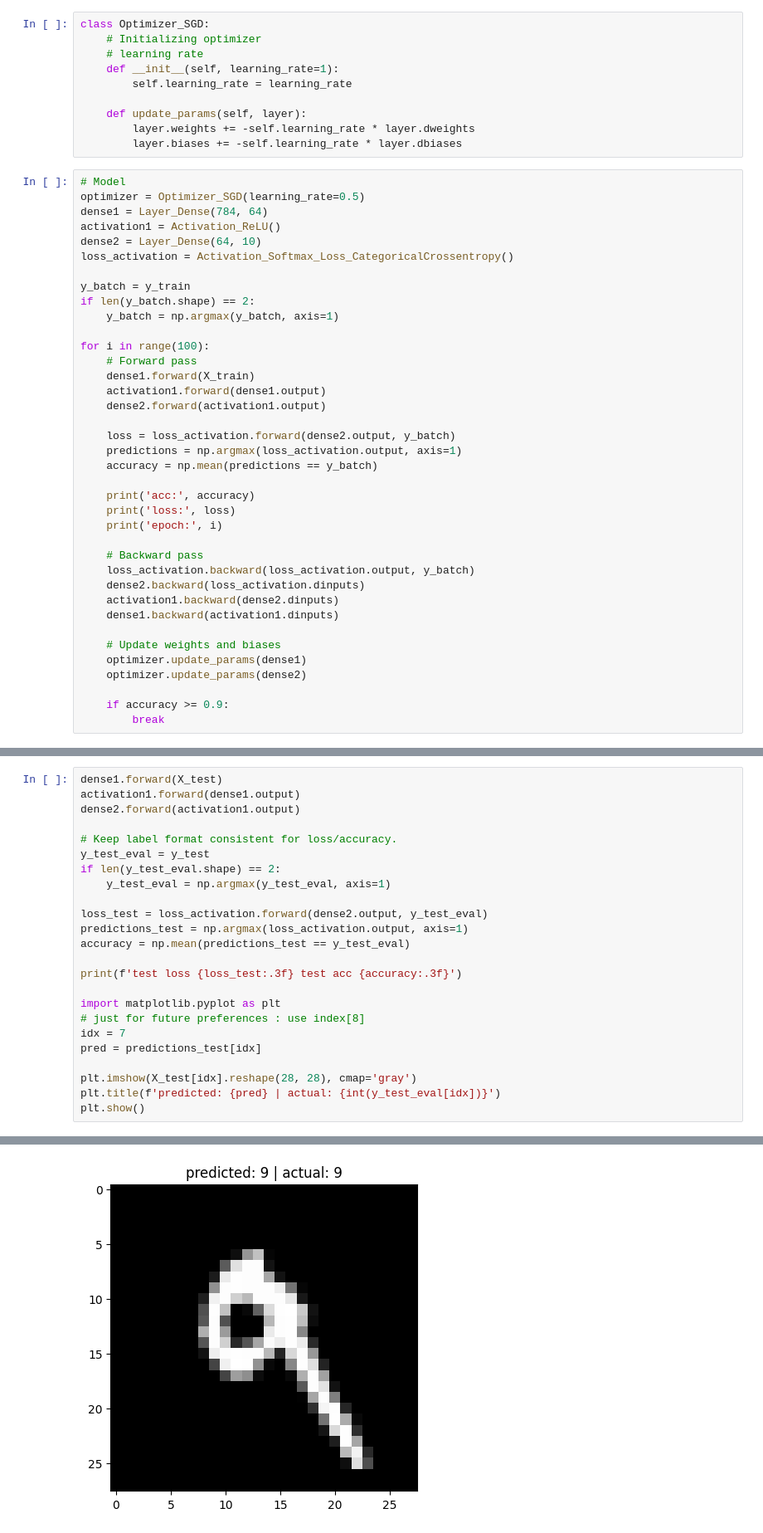
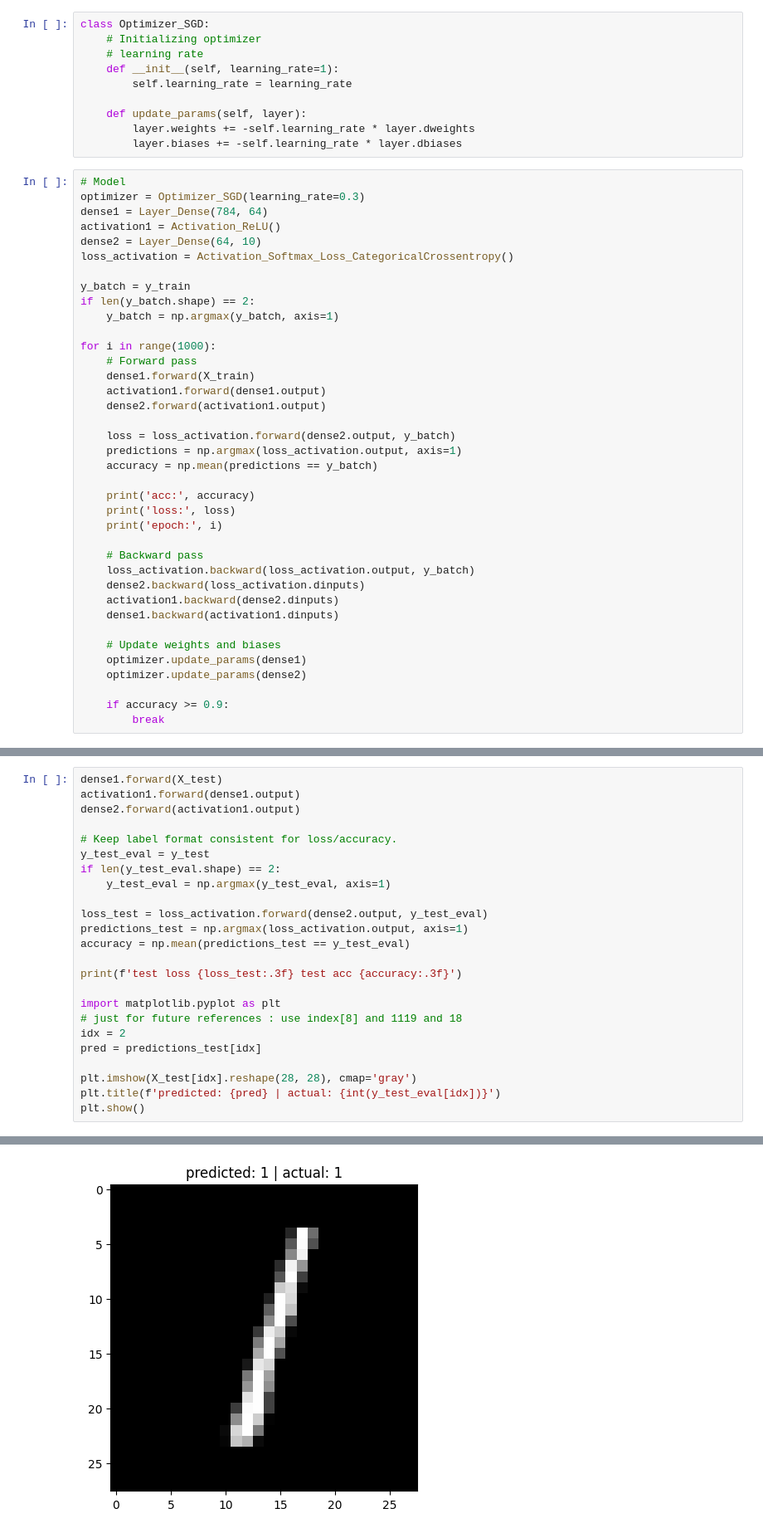
Before and after one commit to semingrai/Neural-Network-From-Scratch, a Jupyter notebook: MINST.ipynb, the cells around one changed output, grey strips where cells are left out. Shown at 83% size. Drawn from its saved outputs; the diff is of its cells as text.

```diff
--- a/MINST.ipynb
+++ b/MINST.ipynb
@@ -152,7 +152,7 @@ class Optimizer_SGD:
         layer.biases += -self.learning_rate * layer.dbiases
 # %%
 # Model
-optimizer = Optimizer_SGD(learning_rate=0.5)
+optimizer = Optimizer_SGD(learning_rate=0.3)
 dense1 = Layer_Dense(784, 64)
 activation1 = Activation_ReLU()
 dense2 = Layer_Dense(64, 10)
@@ -162,7 +162,7 @@ y_batch = y_train
 if len(y_batch.shape) == 2:
     y_batch = np.argmax(y_batch, axis=1)
 
-for i in range(100):
+for i in range(1000):
     # Forward pass
     dense1.forward(X_train)
     activation1.forward(dense1.output)
@@ -223,8 +223,8 @@ accuracy = np.mean(predictions_test == y_test_eval)
 print(f'test loss {loss_test:.3f} test acc {accuracy:.3f}')
 
 import matplotlib.pyplot as plt
-# just for future preferences : use index[8]
-idx = 7
+# just for future references : use index[8] and 1119 and 18
+idx = 2
 pred = predictions_test[idx]
 
 plt.imshow(X_test[idx].reshape(28, 28), cmap='gray')
@@ -235 +235 @@ test loss 0.338 test acc 0.905
-[figure, old version]
+[figure, new version]
```
Also changed, not shown: parts of 2 cells of this notebook.
